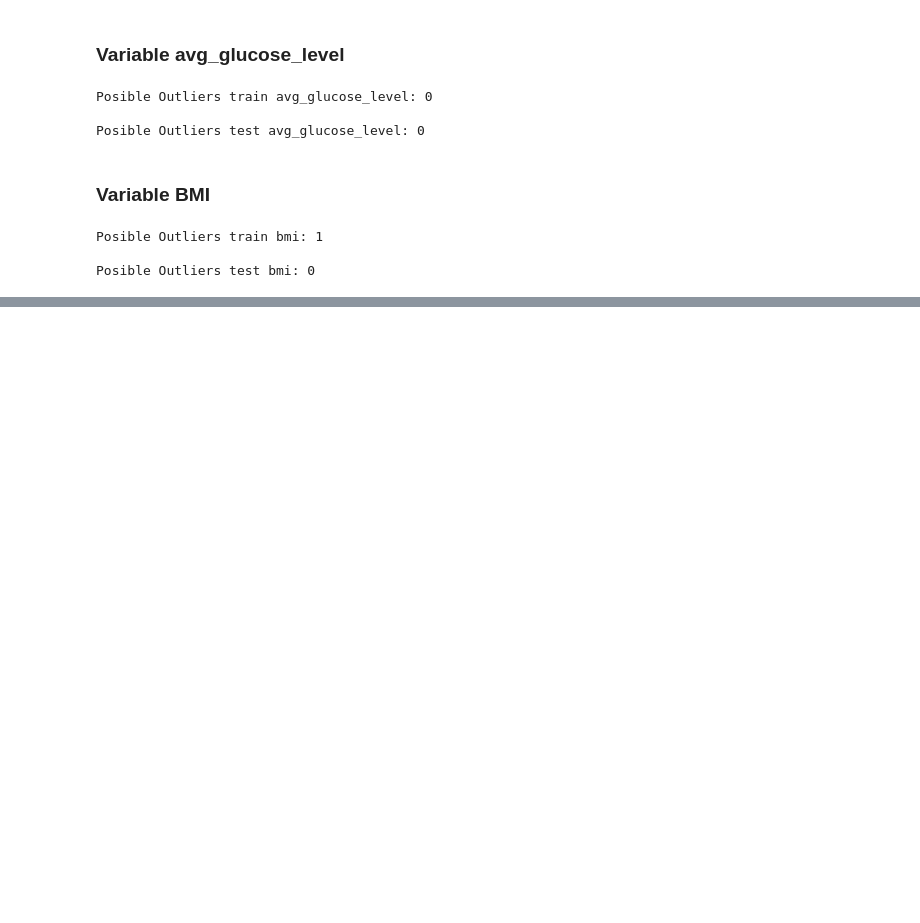
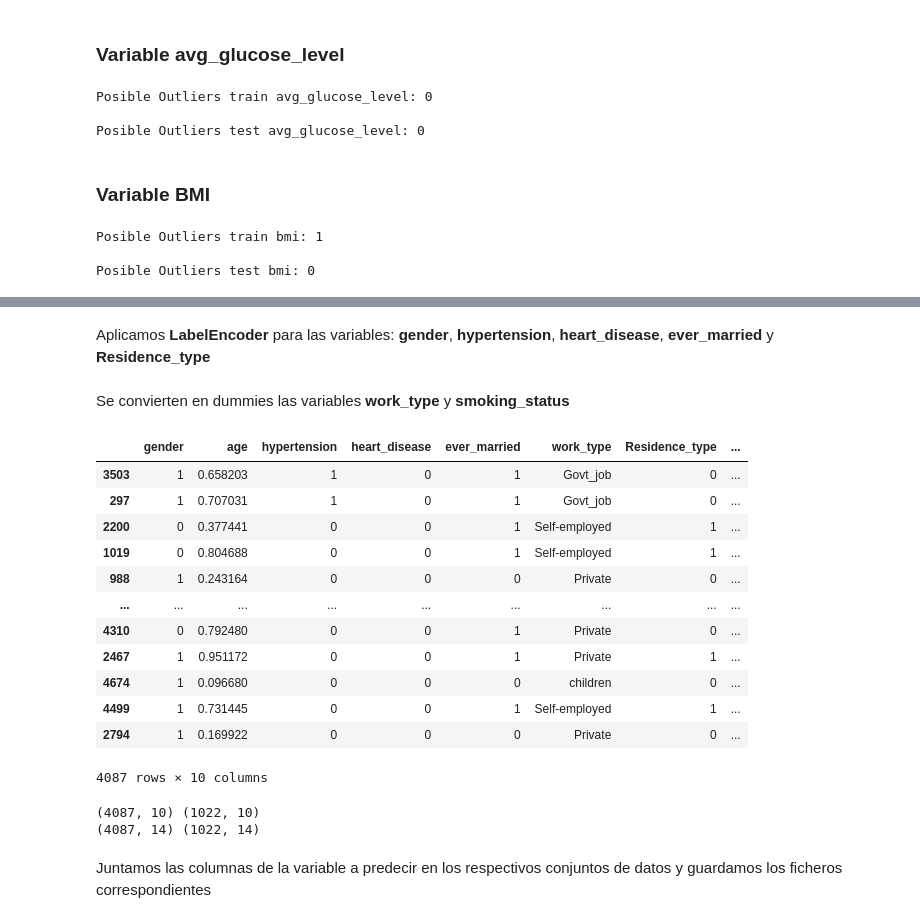
Before and after one commit to sumitkumarjethani/Stroke-Prediction, a Jupyter notebook: outlier-missing-treatment.ipynb, the cells around one changed output, grey strips where cells are left out. Cells and saved outputs as stored; diff of their text form; code cells hidden in the pictures; blank space fills up the shorter version.

Commit message:
final train-test for feature selection

```diff
--- a/outlier-missing-treatment.ipynb
+++ b/outlier-missing-treatment.ipynb
@@ -112,0 +168,7 @@ Posible Outliers test bmi: 0
+# %%
+categorical_vars = ['hypertension', 'ever_married', 'work_type', 'smoking_status']
+label_encoder = preprocessing.LabelEncoder()
+
+for var in categorical_vars:
+    X_train_imputation[var] = label_encoder.fit_transform(X_train_imputation[var])
+    X_test_imputation[var] = label_encoder.transform(X_test_imputation[var])
@@ -112,0 +246,4 @@ Posible Outliers test bmi: 0
+# %%
+X_train_final, X_test_final = X_train.copy(), X_test.copy()
+print(X_train_final.shape, X_train.shape)
+print(X_test_final.shape, X_test.shape)
@@ -112,0 +260,5 @@ Posible Outliers test bmi: 0
+# %%
+min_max_scaler = MinMaxScaler()
+X_train_final[['avg_glucose_level']] = min_max_scaler.fit_transform(X_train_final[['avg_glucose_level']])
+X_test_final[['avg_glucose_level']] = min_max_scaler.transform(X_test_final[['avg_glucose_level']])
+X_test_final.head()
@@ -112,0 +272,37 @@ Posible Outliers test bmi: 0
+# %% [markdown]
+Aplicamos **LabelEncoder** para las variables: **gender**, **hypertension**, **heart_disease**, **ever_married** y **Residence_type**
+# %%
+categorical_vars = ['gender', 'hypertension', 'heart_disease', 'ever_married', 'Residence_type']
+label_encoder = preprocessing.LabelEncoder()
+
+for var in categorical_vars:
+    X_train_final[var] = label_encoder.fit_transform(X_train_final[var])
+    X_test_final[var] = label_encoder.transform(X_test_final[var])
+# %% [markdown]
+Se convierten en dummies las variables **work_type** y **smoking_status**
+# %%
+X_train_final
+# %% [output]
+|  | gender | age | hypertension | heart_disease | ever_married | work_type | Residence_type | ... |
+| 3503 | 1 | 0.658203 | 1 | 0 | 1 | Govt_job | 0 | ... |
+| 297 | 1 | 0.707031 | 1 | 0 | 1 | Govt_job | 0 | ... |
+| 2200 | 0 | 0.377441 | 0 | 0 | 1 | Self-employed | 1 | ... |
+| 1019 | 0 | 0.804688 | 0 | 0 | 1 | Self-employed | 1 | ... |
+| 988 | 1 | 0.243164 | 0 | 0 | 0 | Private | 0 | ... |
+| ... | ... | ... | ... | ... | ... | ... | ... | ... |
+| 4310 | 0 | 0.792480 | 0 | 0 | 1 | Private | 0 | ... |
+| 2467 | 1 | 0.951172 | 0 | 0 | 1 | Private | 1 | ... |
+| 4674 | 1 | 0.096680 | 0 | 0 | 0 | children | 0 | ... |
+| 4499 | 1 | 0.731445 | 0 | 0 | 1 | Self-employed | 1 | ... |
+| 2794 | 1 | 0.169922 | 0 | 0 | 0 | Private | 0 | ... |
+4087 rows × 10 columns
+# %%
+print(X_train_final.shape, X_test_final.shape)
+X_train_final = pd.get_dummies(X_train_final, columns=['work_type', 'smoking_status'], drop_first=True)
+X_test_final = pd.get_dummies(X_test_final, columns=['work_type', 'smoking_status'], drop_first=True)
+print(X_train_final.shape, X_test_final.shape)
+# %% [output]
+(4087, 10) (1022, 10)
+(4087, 14) (1022, 14)
+# %% [markdown]
+Juntamos las columnas de la variable a predecir en los respectivos conjuntos de datos y guardamos los ficheros correspondientes
```
Also changed, not shown: parts of 23 cells of this notebook.
